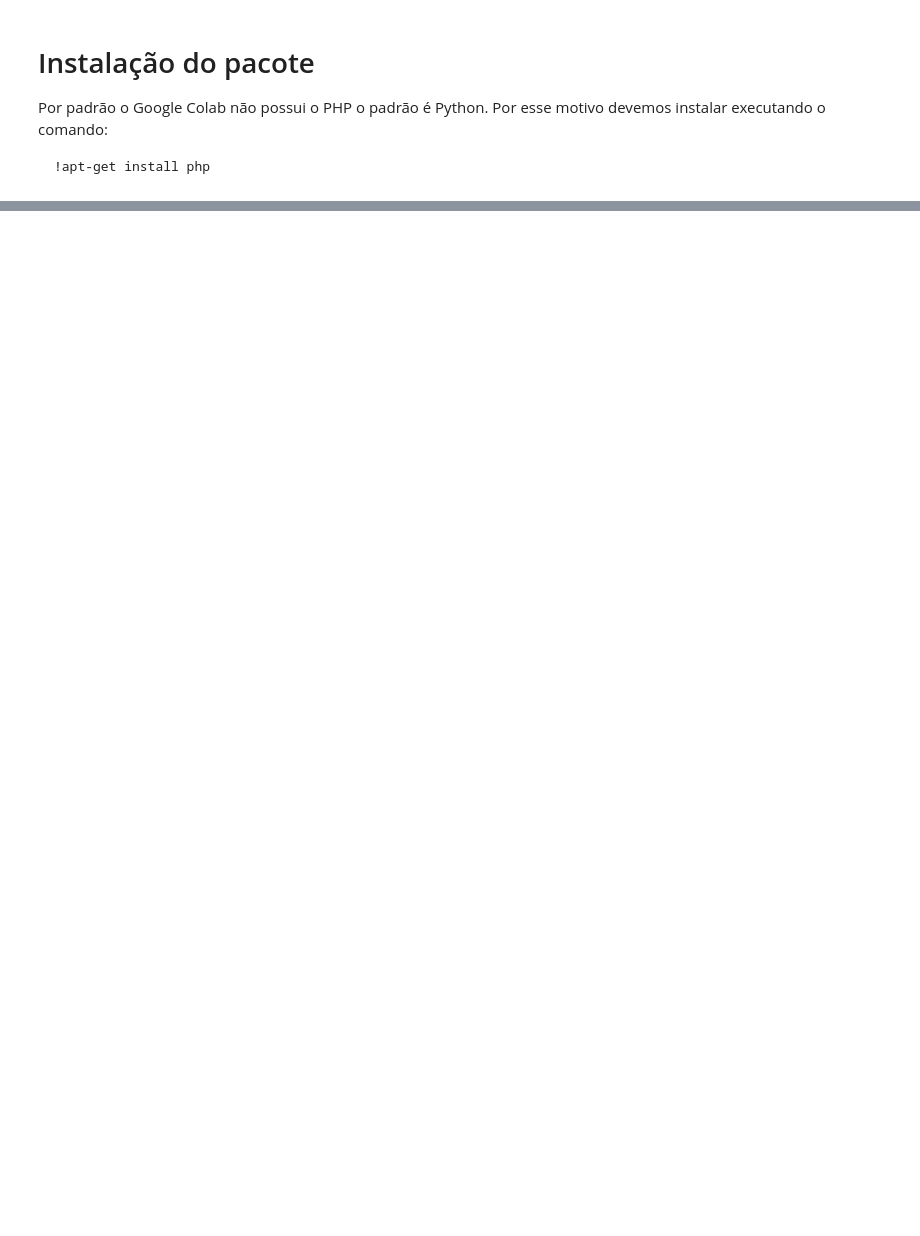
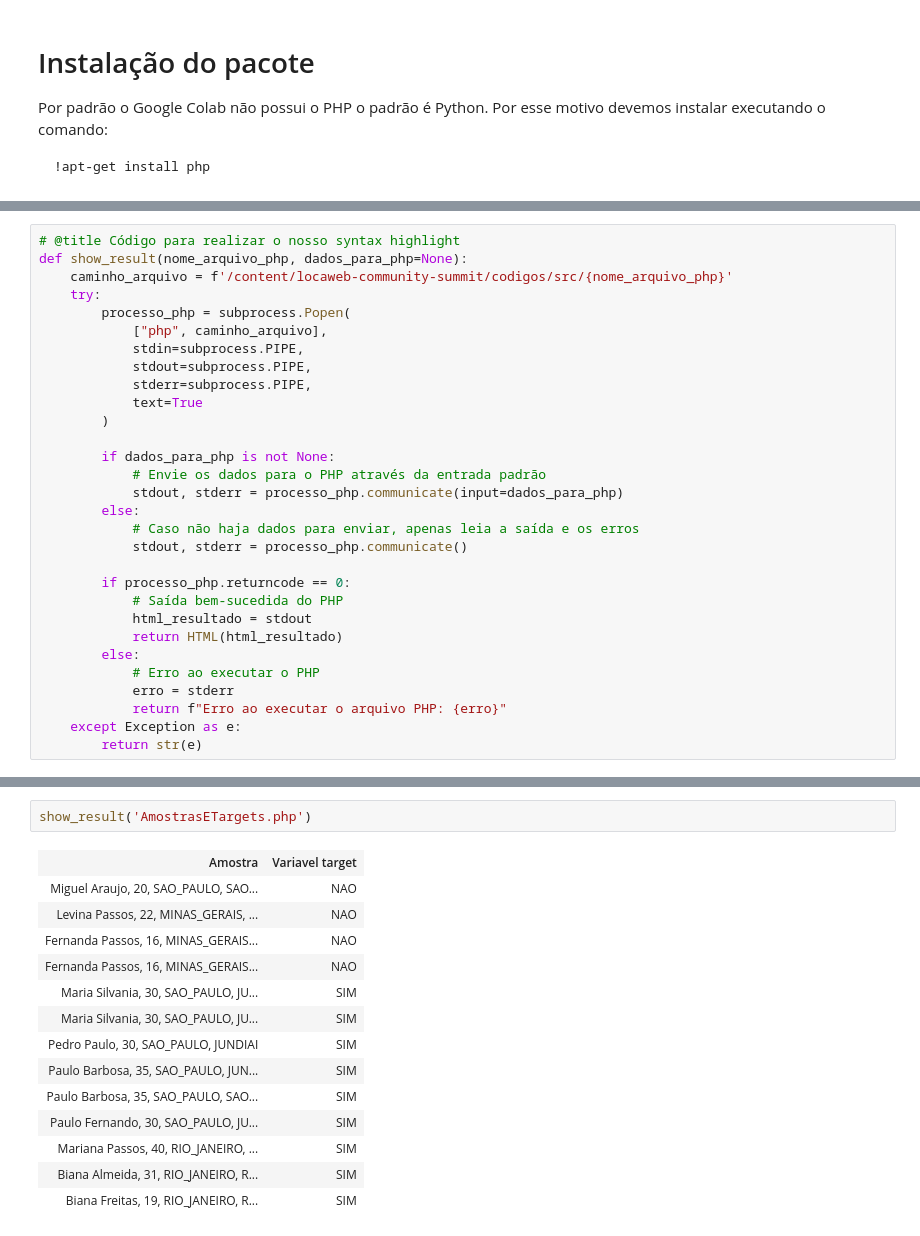
Before and after one commit to michaeldouglas/locaweb-community-summit, a Jupyter notebook: codigos/PHPML.ipynb, the cells around one changed output, grey strips where cells are left out. Cells and saved outputs as stored; diff of their text form; blank space fills up the shorter version.

```diff
--- a/codigos/PHPML.ipynb
+++ b/codigos/PHPML.ipynb
@@ -30,0 +47,30 @@ Processing triggers for libapache2-mod-php8.1 (8.1.2-1ubuntu2.14) ...
+# %%
+# @title Código para realizar o nosso syntax highlight
+def show_result(nome_arquivo_php, dados_para_php=None):
+    caminho_arquivo = f'/content/locaweb-community-summit/codigos/src/{nome_arquivo_php}'
+    try:
+        processo_php = subprocess.Popen(
+            ["php", caminho_arquivo],
+            stdin=subprocess.PIPE,
+            stdout=subprocess.PIPE,
+            stderr=subprocess.PIPE,
+            text=True
+        )
+
+        if dados_para_php is not None:
+            # Envie os dados para o PHP através da entrada padrão
+            stdout, stderr = processo_php.communicate(input=dados_para_php)
+        else:
+            # Caso não haja dados para enviar, apenas leia a saída e os erros
+            stdout, stderr = processo_php.communicate()
+
+        if processo_php.returncode == 0:
+            # Saída bem-sucedida do PHP
+            html_resultado = stdout
+            return HTML(html_resultado)
+        else:
+            # Erro ao executar o PHP
+            erro = stderr
+            return f"Erro ao executar o arquivo PHP: {erro}"
+    except Exception as e:
+        return str(e)
@@ -30,0 +174,17 @@ Processing triggers for libapache2-mod-php8.1 (8.1.2-1ubuntu2.14) ...
+# %%
+show_result('AmostrasETargets.php')
+# %% [output]
+| Amostra | Variavel target |
+| Miguel Araujo, 20, SAO_PAULO, SAO... | NAO |
+| Levina Passos, 22, MINAS_GERAIS, ... | NAO |
+| Fernanda Passos, 16, MINAS_GERAIS... | NAO |
+| Fernanda Passos, 16, MINAS_GERAIS... | NAO |
+| Maria Silvania, 30, SAO_PAULO, JU... | SIM |
+| Maria Silvania, 30, SAO_PAULO, JU... | SIM |
+| Pedro Paulo, 30, SAO_PAULO, JUNDIAI | SIM |
+| Paulo Barbosa, 35, SAO_PAULO, JUN... | SIM |
+| Paulo Barbosa, 35, SAO_PAULO, SAO... | SIM |
+| Paulo Fernando, 30, SAO_PAULO, JU... | SIM |
+| Mariana Passos, 40, RIO_JANEIRO, ... | SIM |
+| Biana Almeida, 31, RIO_JANEIRO, R... | SIM |
+| Biana Freitas, 19, RIO_JANEIRO, R... | SIM |
```
Also changed, not shown: parts of 27 cells of this notebook.
